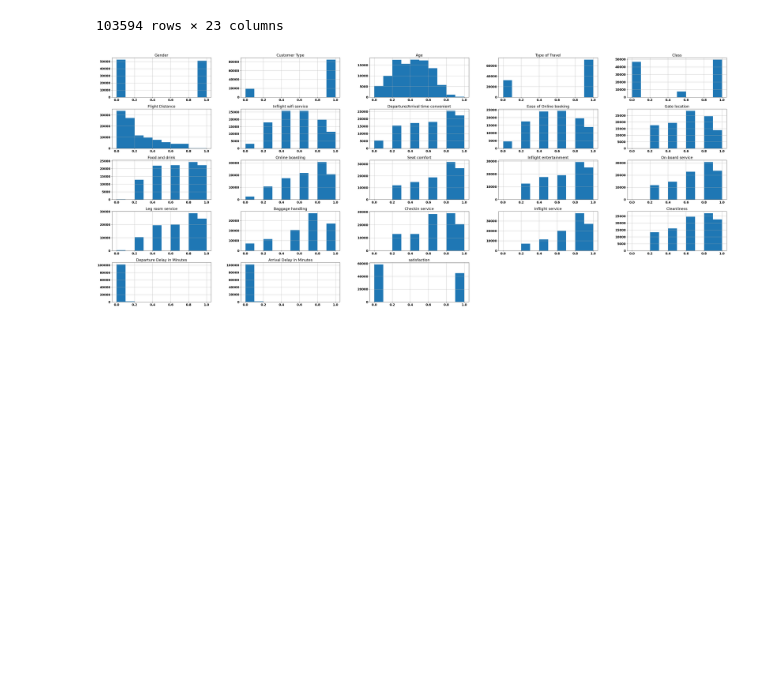
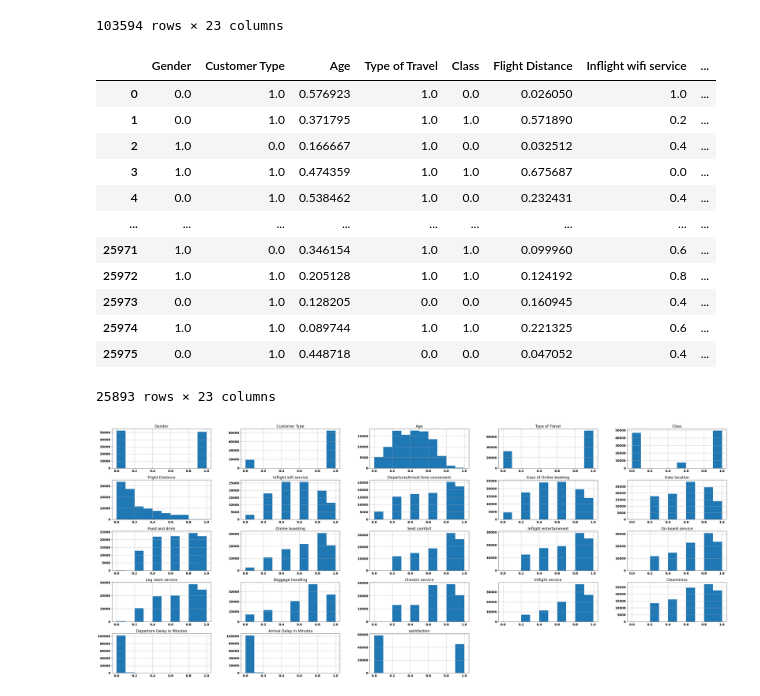
Before and after one commit to rjenez/gatech-cs7641-assignments, a Jupyter notebook: Assignments/SupervisedLearning/Assignment1-DataAnalysis.ipynb, the cells around one changed output. Drawn from its saved outputs; the diff is of its cells as text; code cells hidden in the pictures; blank space fills up the shorter version.

```diff
--- a/Assignments/SupervisedLearning/Assignment1-DataAnalysis.ipynb
+++ b/Assignments/SupervisedLearning/Assignment1-DataAnalysis.ipynb
@@ -292,6 +301,24 @@ airline_data_encoded
 | 103902 | 0.0 | 0.0 | 0.192308 | 1.0 | 0.0 | 0.195679 | 0.2 | ... |
 | 103903 | 1.0 | 1.0 | 0.256410 | 1.0 | 1.0 | 0.341680 | 0.2 | ... |
 103594 rows × 23 columns
+# %%
+airline_data_test_encoded[airline_data_test_encoded.columns] = min_max_scaler.fit_transform(airline_data_test_encoded)
+# %%
+airline_data_test_encoded
+# %% [output]
+|  | Gender | Customer Type | Age | Type of Travel | Class | Flight Distance | Inflight wifi service | ... |
+| 0 | 0.0 | 1.0 | 0.576923 | 1.0 | 0.0 | 0.026050 | 1.0 | ... |
+| 1 | 0.0 | 1.0 | 0.371795 | 1.0 | 1.0 | 0.571890 | 0.2 | ... |
+| 2 | 1.0 | 0.0 | 0.166667 | 1.0 | 0.0 | 0.032512 | 0.4 | ... |
+| 3 | 1.0 | 1.0 | 0.474359 | 1.0 | 1.0 | 0.675687 | 0.0 | ... |
+| 4 | 0.0 | 1.0 | 0.538462 | 1.0 | 0.0 | 0.232431 | 0.4 | ... |
+| ... | ... | ... | ... | ... | ... | ... | ... | ... |
+| 25971 | 1.0 | 0.0 | 0.346154 | 1.0 | 1.0 | 0.099960 | 0.6 | ... |
+| 25972 | 1.0 | 1.0 | 0.205128 | 1.0 | 1.0 | 0.124192 | 0.8 | ... |
+| 25973 | 0.0 | 1.0 | 0.128205 | 0.0 | 0.0 | 0.160945 | 0.4 | ... |
+| 25974 | 1.0 | 1.0 | 0.089744 | 1.0 | 1.0 | 0.221325 | 0.6 | ... |
+| 25975 | 0.0 | 1.0 | 0.448718 | 0.0 | 0.0 | 0.047052 | 0.4 | ... |
+25893 rows × 23 columns
 # %%
 fig, ax = plt.subplots(nrows=1, ncols=1, figsize=(50, 20), sharey=False)
 fig = airline_data_encoded.hist(ax=ax)
```
Also changed, not shown: parts of 17 cells of this notebook, 5 other files.
